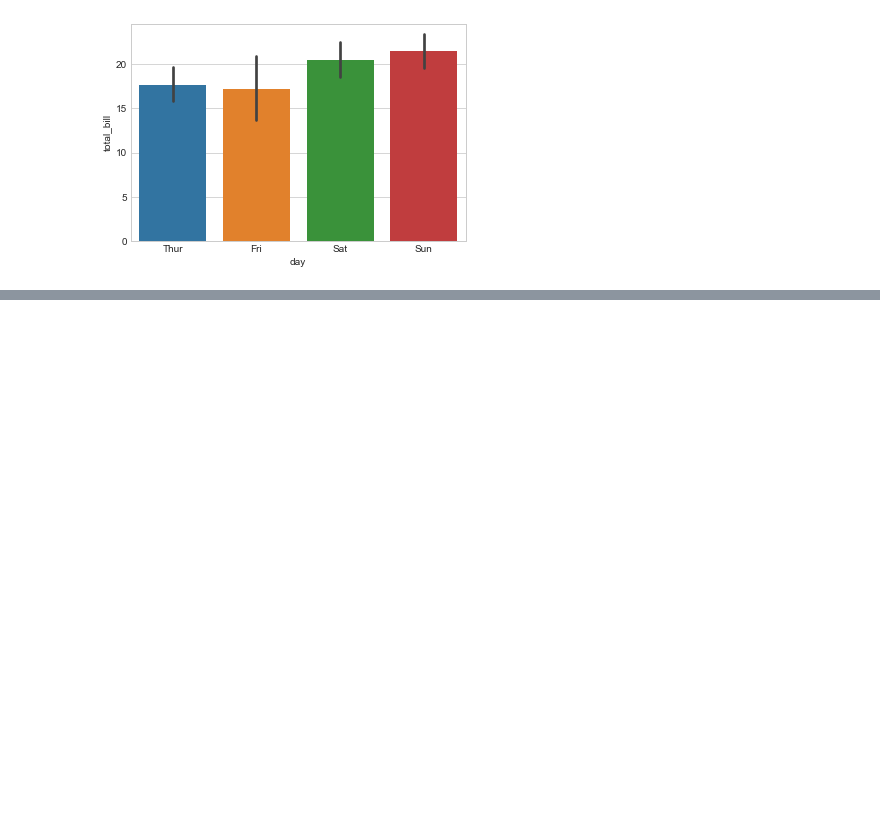
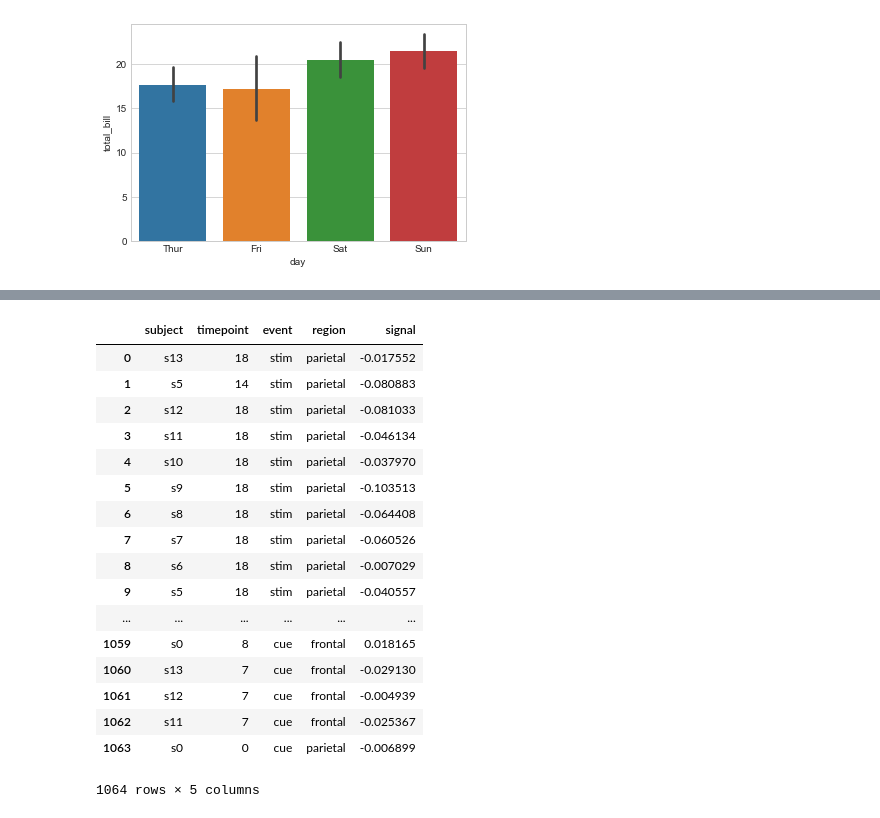
Before and after one commit to 619561504/jupyter-workspace, a Jupyter notebook: other/seaborn/样例.ipynb, the cells around one changed output, grey strips where cells are left out. Drawn from its saved outputs; the diff is of its cells as text; code cells hidden in the pictures; blank space fills up the shorter version.

```diff
--- a/other/seaborn/样例.ipynb
+++ b/other/seaborn/样例.ipynb
@@ -34,0 +45,21 @@ ax = sns.barplot(x="day", y="total_bill", data=tips)
+# %%
+fmri
+# %% [output]
+|  | subject | timepoint | event | region | signal |
+| 0 | s13 | 18 | stim | parietal | -0.017552 |
+| 1 | s5 | 14 | stim | parietal | -0.080883 |
+| 2 | s12 | 18 | stim | parietal | -0.081033 |
+| 3 | s11 | 18 | stim | parietal | -0.046134 |
+| 4 | s10 | 18 | stim | parietal | -0.037970 |
+| 5 | s9 | 18 | stim | parietal | -0.103513 |
+| 6 | s8 | 18 | stim | parietal | -0.064408 |
+| 7 | s7 | 18 | stim | parietal | -0.060526 |
+| 8 | s6 | 18 | stim | parietal | -0.007029 |
+| 9 | s5 | 18 | stim | parietal | -0.040557 |
+| ... | ... | ... | ... | ... | ... |
+| 1059 | s0 | 8 | cue | frontal | 0.018165 |
+| 1060 | s13 | 7 | cue | frontal | -0.029130 |
+| 1061 | s12 | 7 | cue | frontal | -0.004939 |
+| 1062 | s11 | 7 | cue | frontal | -0.025367 |
+| 1063 | s0 | 0 | cue | parietal | -0.006899 |
+1064 rows × 5 columns
```
Also changed, not shown: parts of 3 cells of this notebook, 3 other files.
